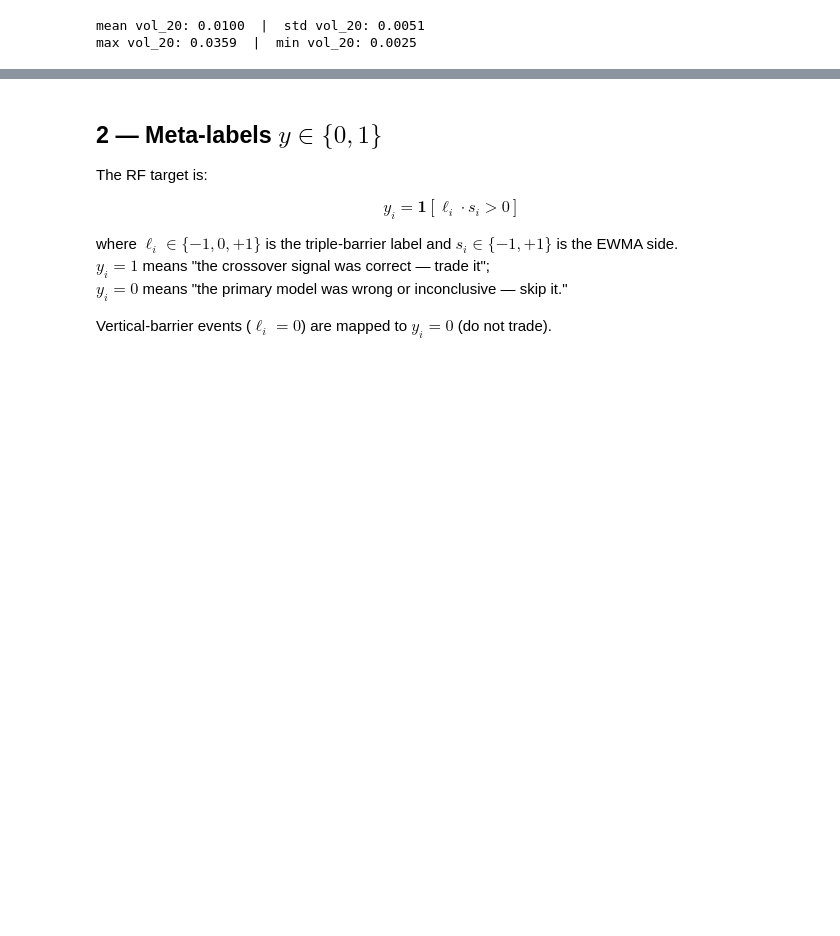
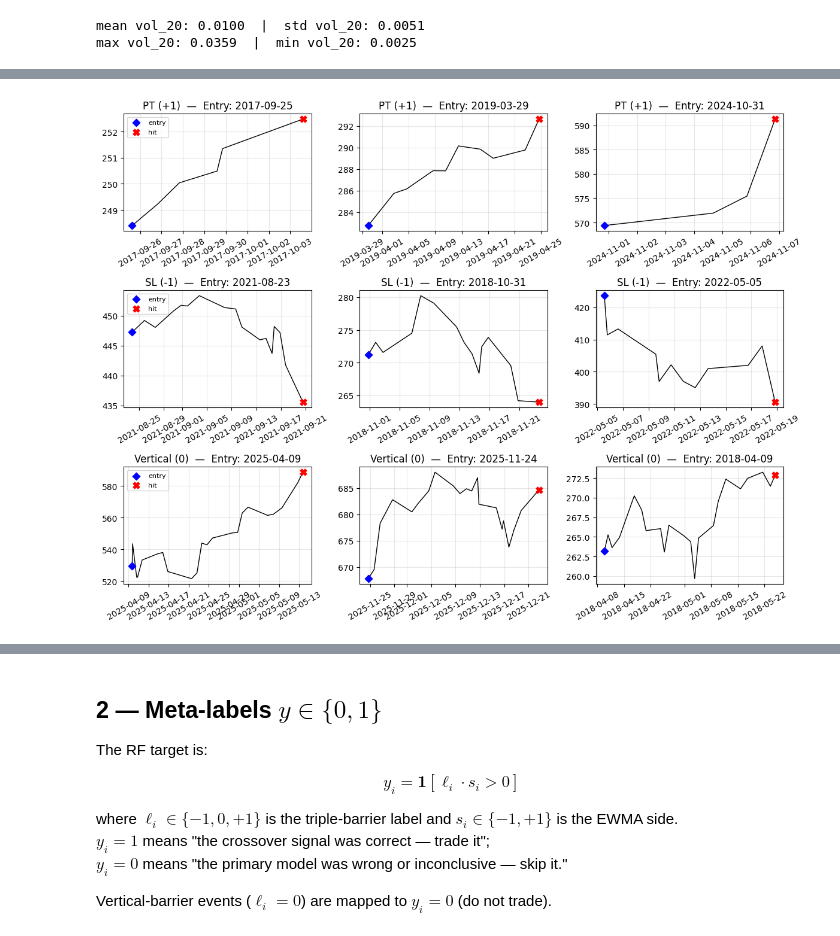
Before and after one commit to MigueJuri/Tesis, a Jupyter notebook: Códigos/Predicciones/FollowingStrategy/RF_Trade_Filter.ipynb, the cells around one changed output, grey strips where cells are left out. Saved outputs shown, nothing was run; the diff lists cells and outputs as text; code cells hidden in the pictures; blank space fills up the shorter version.

```diff
--- a/Códigos/Predicciones/FollowingStrategy/RF_Trade_Filter.ipynb
+++ b/Códigos/Predicciones/FollowingStrategy/RF_Trade_Filter.ipynb
@@ -203,0 +240,72 @@ Name: count, dtype: int64
+# %%
+# Plot examples of each label (few sample events per label)
+import random
+
+n_examples = 3
+label_order = [1, -1, 0]  # PT, SL, Vertical
+label_names = {1: 'PT (+1)', -1: 'SL (-1)', 0: 'Vertical (0)'}
+
+# Prepare subplot grid
+n_rows = len(label_order)
+fig, axes = plt.subplots(n_rows, n_examples, figsize=(4 * n_examples, 3 * n_rows), squeeze=False)
+
+for i, lbl in enumerate(label_order):
+    evs = labeled[labeled['label'] == lbl]
+    if evs.empty:
+        for j in range(n_examples):
+            axes[i, j].axis('off')
+        continue
+
+    # deterministic sampling if below n_examples use head, else sample
+    if len(evs) <= n_examples:
+        samples = evs.iloc[:n_examples]
+    else:
+        samples = evs.sample(n=n_examples, random_state=42)
+
+    for j in range(n_examples):
+        ax = axes[i, j]
+        try:
+            ts = samples.index[j]
+            row = samples.iloc[j]
+        except Exception:
+            ax.axis('off')
+            continue
+
+        # Define start (entry) and end (hit or vertical barrier)
+        start = ts
+        end = row.get('t_hit') if pd.notna(row.get('t_hit')) else row.get('t1')
+        # If end is NaT or before start, extend a small window after start
+        if pd.isna(end) or end <= start:
+            # choose a small horizon of NUM_BARS or 10 bars
+            end_pos = min(close.index.get_loc(start) + min(NUM_BARS, 10), len(close) - 1)
+            end = close.index[end_pos]
+
+        path = close.loc[start:end]
+        if path.empty:
+            ax.text(0.5, 0.5, 'no data', transform=ax.transAxes, ha='center')
+            ax.set_title(f"{label_names[lbl]}\nEntry: {start.date()}")
+            ax.grid(False)
+            continue
+
+        ax.plot(path.index, path.values, color='black', lw=1.0)
+        # mark entry
+        if start in close.index:
+            ax.scatter([start], [close.loc[start]], marker='D', color='blue', s=40, zorder=5, label='entry')
+        # mark hit if exists
+        if pd.notna(row.get('t_hit')) and row.get('t_hit') in close.index:
+            ax.scatter([row.get('t_hit')], [close.loc[row.get('t_hit')]], marker='X', color='red', s=60, zorder=6, label='hit')
+
+        ax.set_title(f"{label_names[lbl]}  —  Entry: {start.date()}")
+        ax.xaxis.set_tick_params(rotation=30)
+        ax.grid(True, alpha=0.3)
+
+# Clean up legends (one per row)
+for i in range(n_rows):
+    axes[i, 0].legend(loc='upper left', fontsize=8)
+    for j in range(1, n_examples):
+        axes[i, j].legend_.remove() if getattr(axes[i, j], 'legend_', None) else None
+
+plt.tight_layout()
+plt.show()
+# %% [output]
+[figure, added]
```
Also changed, not shown: parts of 13 cells of this notebook, 14 other files.
